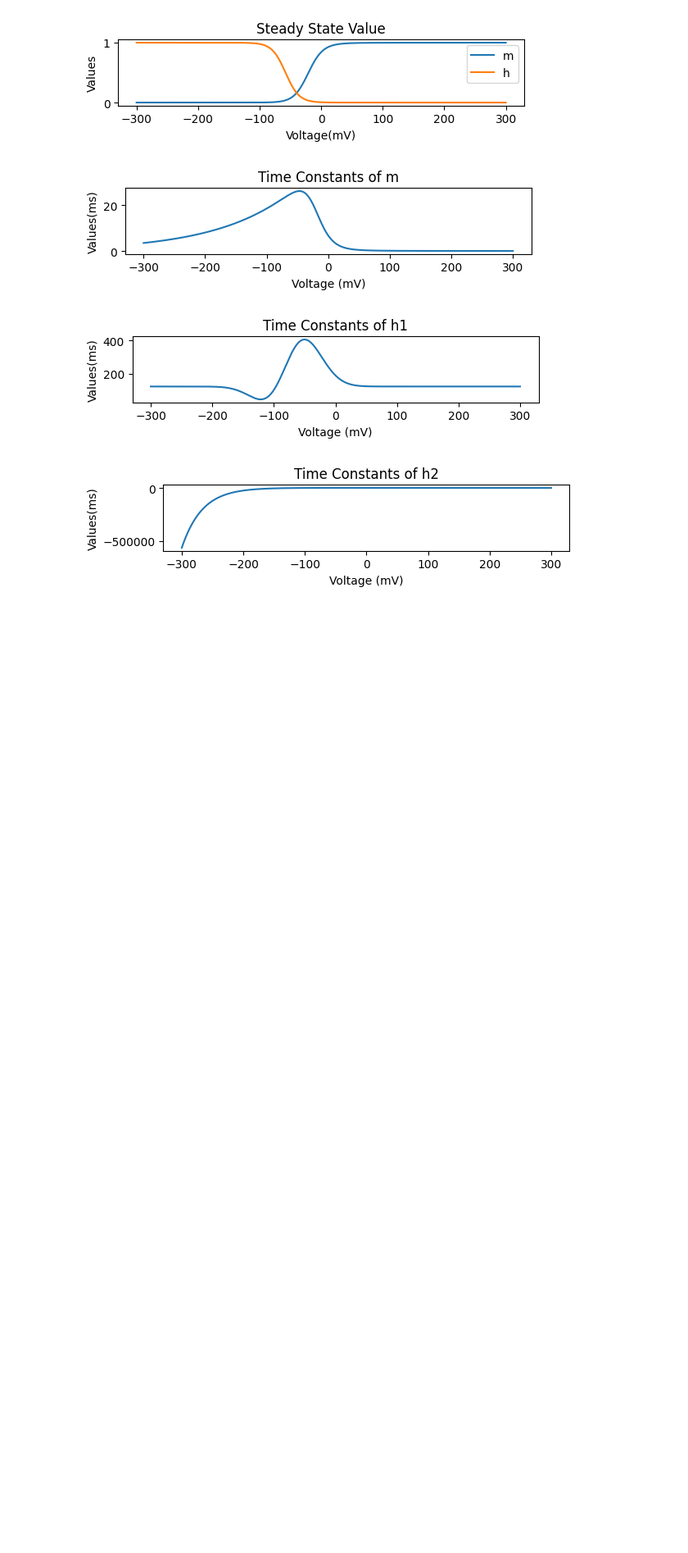
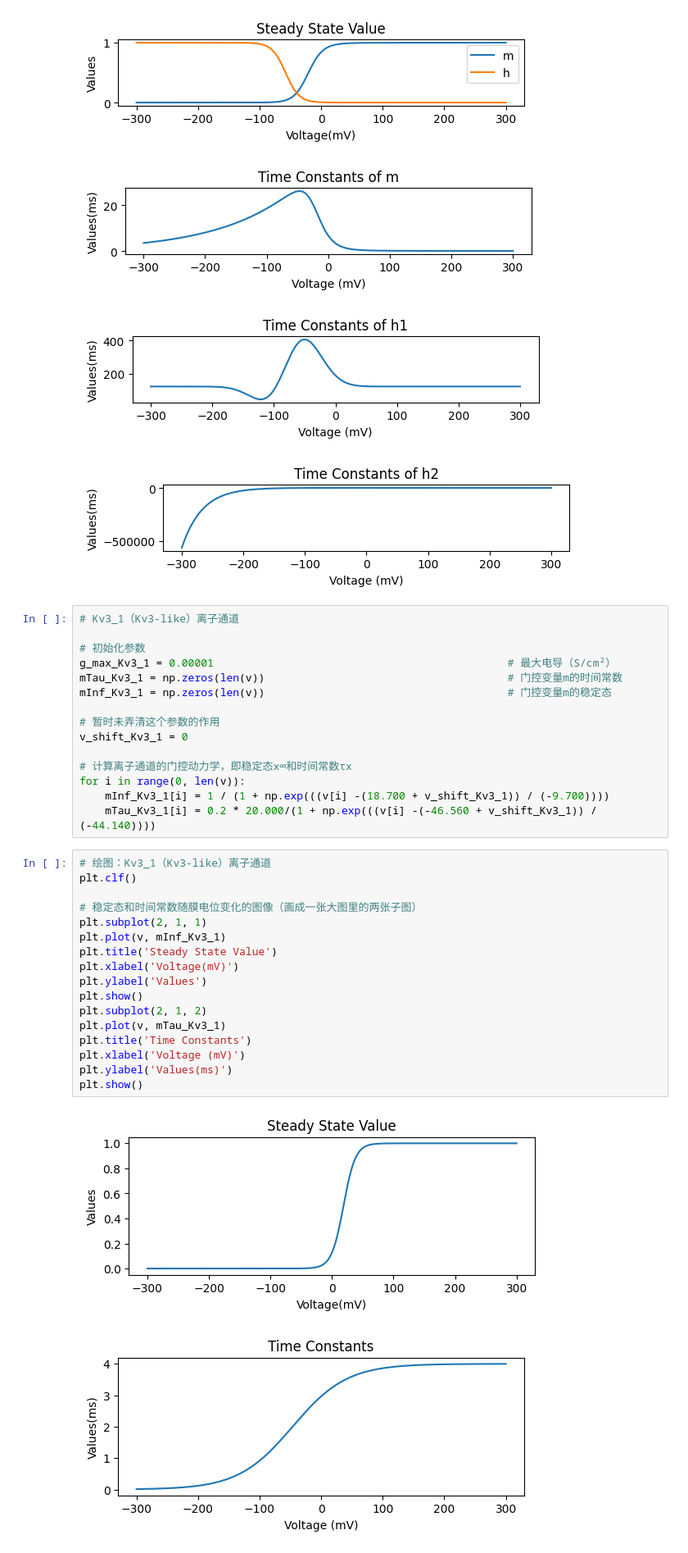
Before and after one commit to MZhexin/Brain-Dynamics-Programming, a Jupyter notebook: Experiment/Ion_Channels.ipynb, the cells around one changed output. Shown at 82% size. Drawn from its saved outputs; the diff is of its cells as text; blank space fills up the shorter version.

```diff
--- a/Experiment/Ion_Channels.ipynb
+++ b/Experiment/Ion_Channels.ipynb
@@ -263,3 +263,38 @@ plt.show()
 [figure]
 [figure]
 [figure]
+# %%
+# Kv3_1（Kv3-like）离子通道
+
+# 初始化参数
+g_max_Kv3_1 = 0.00001                                              # 最大电导（S/cm²）
+mTau_Kv3_1 = np.zeros(len(v))                                      # 门控变量m的时间常数
+mInf_Kv3_1 = np.zeros(len(v))                                      # 门控变量m的稳定态
+
+# 暂时未弄清这个参数的作用
+v_shift_Kv3_1 = 0
+
+# 计算离子通道的门控动力学，即稳定态x∞和时间常数τx
+for i in range(0, len(v)):
+    mInf_Kv3_1[i] = 1 / (1 + np.exp(((v[i] -(18.700 + v_shift_Kv3_1)) / (-9.700))))
+    mTau_Kv3_1[i] = 0.2 * 20.000/(1 + np.exp(((v[i] -(-46.560 + v_shift_Kv3_1)) / (-44.140))))
+# %%
+# 绘图：Kv3_1（Kv3-like）离子通道
+plt.clf()
+
+# 稳定态和时间常数随膜电位变化的图像（画成一张大图里的两张子图）
+plt.subplot(2, 1, 1)
+plt.plot(v, mInf_Kv3_1)
+plt.title('Steady State Value')
+plt.xlabel('Voltage(mV)')
+plt.ylabel('Values')
+plt.show()
+plt.subplot(2, 1, 2)
+plt.plot(v, mTau_Kv3_1)
+plt.title('Time Constants')
+plt.xlabel('Voltage (mV)')
+plt.ylabel('Values(ms)')
+plt.show()
+# %% [output]
+[figure, added]
+[figure, added]
```
Also changed, not shown: parts of 4 cells of this notebook.
